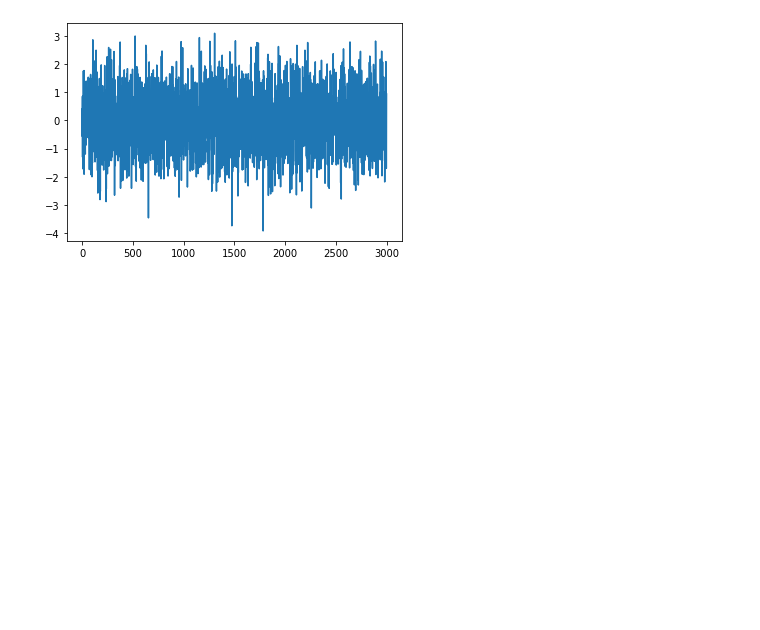
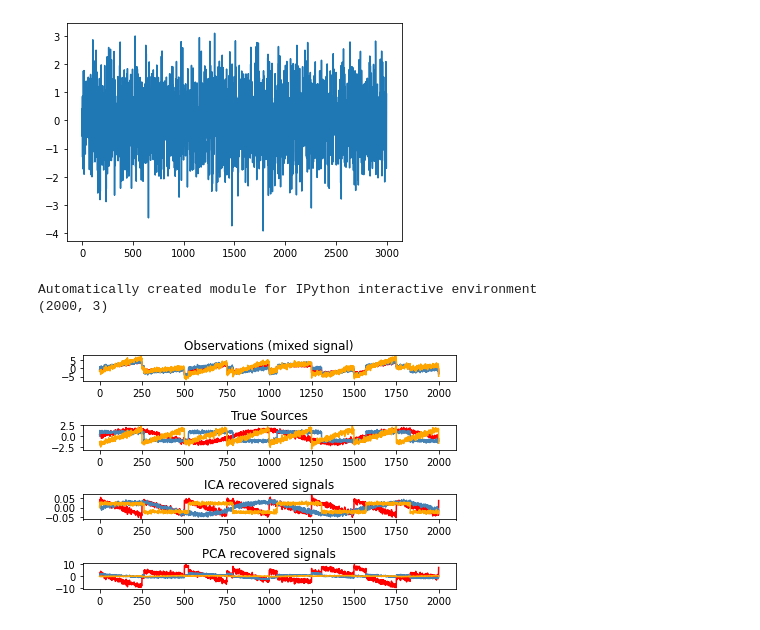
Before and after one commit to efsierraa/Pywptemd, a Jupyter notebook: example.ipynb, the cells around one changed output. Cells and saved outputs as stored; diff of their text form; code cells hidden in the pictures; blank space fills up the shorter version.

```diff
--- a/example.ipynb
+++ b/example.ipynb
@@ -13,3 +13,66 @@ plt.plot(wpt_filtered[0,:])
 (19, 3000)
 [<matplotlib.lines.Line2D at 0x...>]
 [figure]
+# %%
+print(__doc__)
+
+import numpy as np
+import matplotlib.pyplot as plt
+from scipy import signal
+
+from sklearn.decomposition import FastICA, PCA
+
+# #############################################################################
+# Generate sample data
+np.random.seed(0)
+n_samples = 2000
+time = np.linspace(0, 8, n_samples)
+
+s1 = np.sin(2 * time)  # Signal 1 : sinusoidal signal
+s2 = np.sign(np.sin(3 * time))  # Signal 2 : square signal
+s3 = signal.sawtooth(2 * np.pi * time)  # Signal 3: saw tooth signal
+
+S = np.c_[s1, s2, s3]
+S += 0.2 * np.random.normal(size=S.shape)  # Add noise
+
+S /= S.std(axis=0)  # Standardize data
+# Mix data
+A = np.array([[1, 1, 1], [0.5, 2, 1.0], [1.5, 1.0, 2.0]])  # Mixing matrix
+X = np.dot(S, A.T)  # Generate observations
+print(X.shape)
+# Compute ICA
+ica = FastICA(n_components=3)
+S_ = ica.fit_transform(X)  # Reconstruct signals
+A_ = ica.mixing_  # Get estimated mixing matrix
+
+# We can `prove` that the ICA model applies by reverting the unmixing.
+assert np.allclose(X, np.dot(S_, A_.T) + ica.mean_)
+
+# For comparison, compute PCA
+pca = PCA(n_components=3)
+H = pca.fit_transform(X)  # Reconstruct signals based on orthogonal components
+
+# #############################################################################
+# Plot results
+
+plt.figure()
+
+models = [X, S, S_, H]
+names = ['Observations (mixed signal)',
+         'True Sources',
+         'ICA recovered signals',
+         'PCA recovered signals']
+colors = ['red', 'steelblue', 'orange']
+
+for ii, (model, name) in enumerate(zip(models, names), 1):
+    plt.subplot(4, 1, ii)
+    plt.title(name)
+    for sig, color in zip(model.T, colors):
+        plt.plot(sig, color=color)
+
+plt.tight_layout()
+plt.show()
+# %% [output]
+Automatically created module for IPython interactive environment
+(2000, 3)
+[figure, added]
```
Also changed, not shown: 1 other file.
